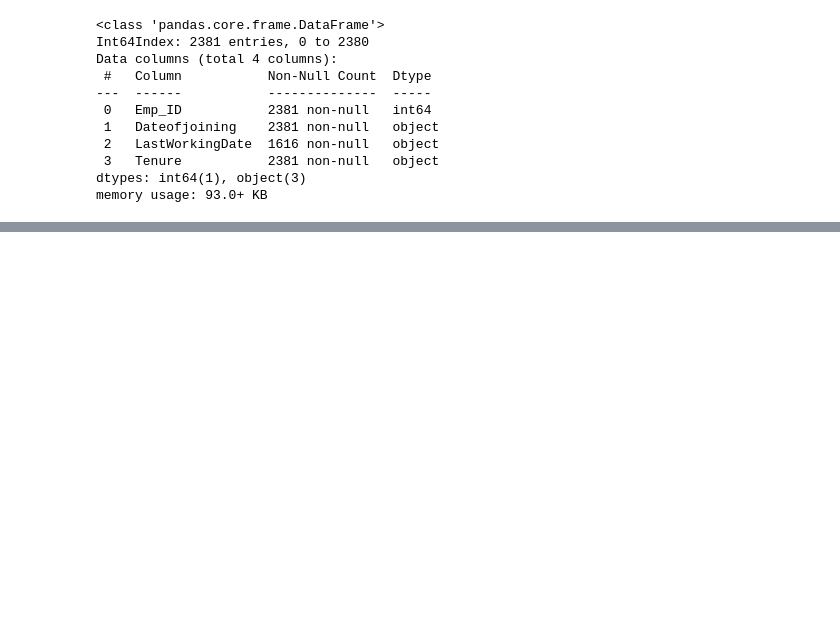
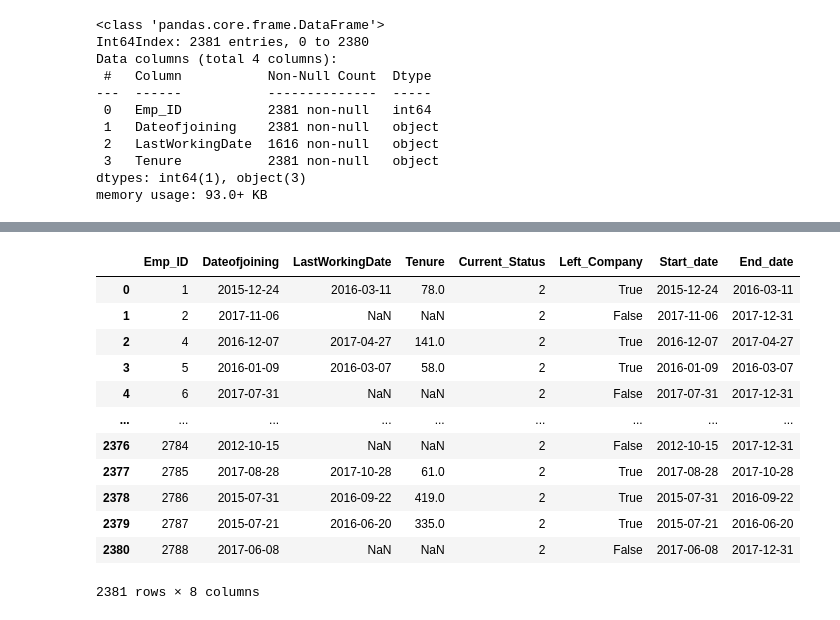
Before and after one commit to shanCH3n/Project1-DAbootcamp-Grp2, a Jupyter notebook: 01_Data/EmployeeAttrition_data_clean.ipynb, the cells around one changed output, grey strips where cells are left out. Saved outputs shown, nothing was run; the diff lists cells and outputs as text; code cells hidden in the pictures; blank space fills up the shorter version.

Commit message:
Employee tenure and summary stats table

```diff
--- a/01_Data/EmployeeAttrition_data_clean.ipynb
+++ b/01_Data/EmployeeAttrition_data_clean.ipynb
@@ -159,0 +162,4 @@ new_df
+# %%
+# convert dates to datetime data type & save as series
+start_date = pd.to_datetime(new_df['Dateofjoining'],yearfirst=True, errors='ignore')
+start_date
@@ -159,0 +179,4 @@ new_df
+# %%
+# convert dates to datetime data type & save as series
+end_date = pd.to_datetime(new_df['LastWorkingDate'],yearfirst=True, errors='ignore')
+end_date
@@ -160,2 +196,23 @@ new_df
+# %%
+# Add datetime series to dataframe. Replace null values with 31-Dec-2017
+new_df['Start_date']= start_date
+new_df['End_date']= end_date
+latest_date = pd.to_datetime('2017-12-31')
+new_df['End_date'] = new_df['End_date'].fillna(latest_date)
+new_df
+# %% [output]
+|  | Emp_ID | Dateofjoining | LastWorkingDate | Tenure | Current_Status | Left_Company | Start_date | End_date |
+| 0 | 1 | 2015-12-24 | 2016-03-11 | 78.0 | 2 | True | 2015-12-24 | 2016-03-11 |
+| 1 | 2 | 2017-11-06 | NaN | NaN | 2 | False | 2017-11-06 | 2017-12-31 |
+| 2 | 4 | 2016-12-07 | 2017-04-27 | 141.0 | 2 | True | 2016-12-07 | 2017-04-27 |
+| 3 | 5 | 2016-01-09 | 2016-03-07 | 58.0 | 2 | True | 2016-01-09 | 2016-03-07 |
+| 4 | 6 | 2017-07-31 | NaN | NaN | 2 | False | 2017-07-31 | 2017-12-31 |
+| ... | ... | ... | ... | ... | ... | ... | ... | ... |
+| 2376 | 2784 | 2012-10-15 | NaN | NaN | 2 | False | 2012-10-15 | 2017-12-31 |
+| 2377 | 2785 | 2017-08-28 | 2017-10-28 | 61.0 | 2 | True | 2017-08-28 | 2017-10-28 |
+| 2378 | 2786 | 2015-07-31 | 2016-09-22 | 419.0 | 2 | True | 2015-07-31 | 2016-09-22 |
+| 2379 | 2787 | 2015-07-21 | 2016-06-20 | 335.0 | 2 | True | 2015-07-21 | 2016-06-20 |
+| 2380 | 2788 | 2017-06-08 | NaN | NaN | 2 | False | 2017-06-08 | 2017-12-31 |
+2381 rows × 8 columns
 # %%
 # new_df.loc[new_df['LastWorkingDate']==Nan,'Current_Status']=1
```
Also changed, not shown: parts of 11 cells of this notebook.
